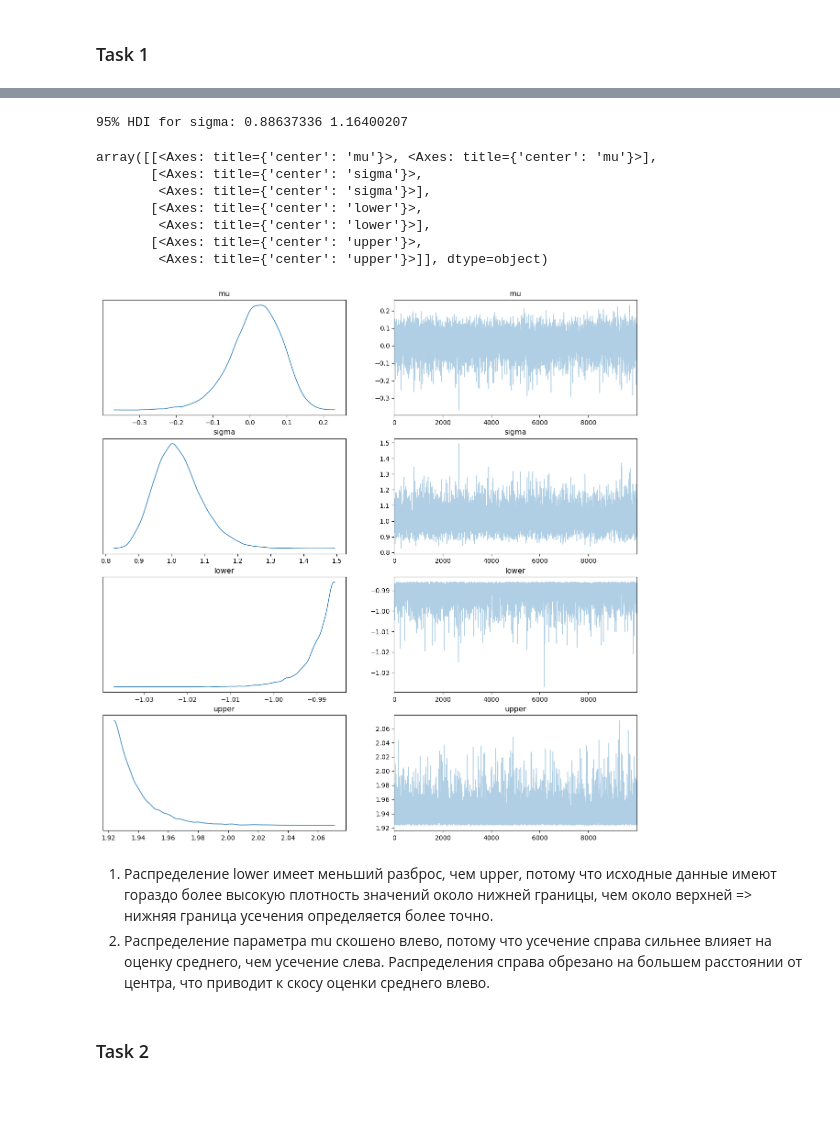
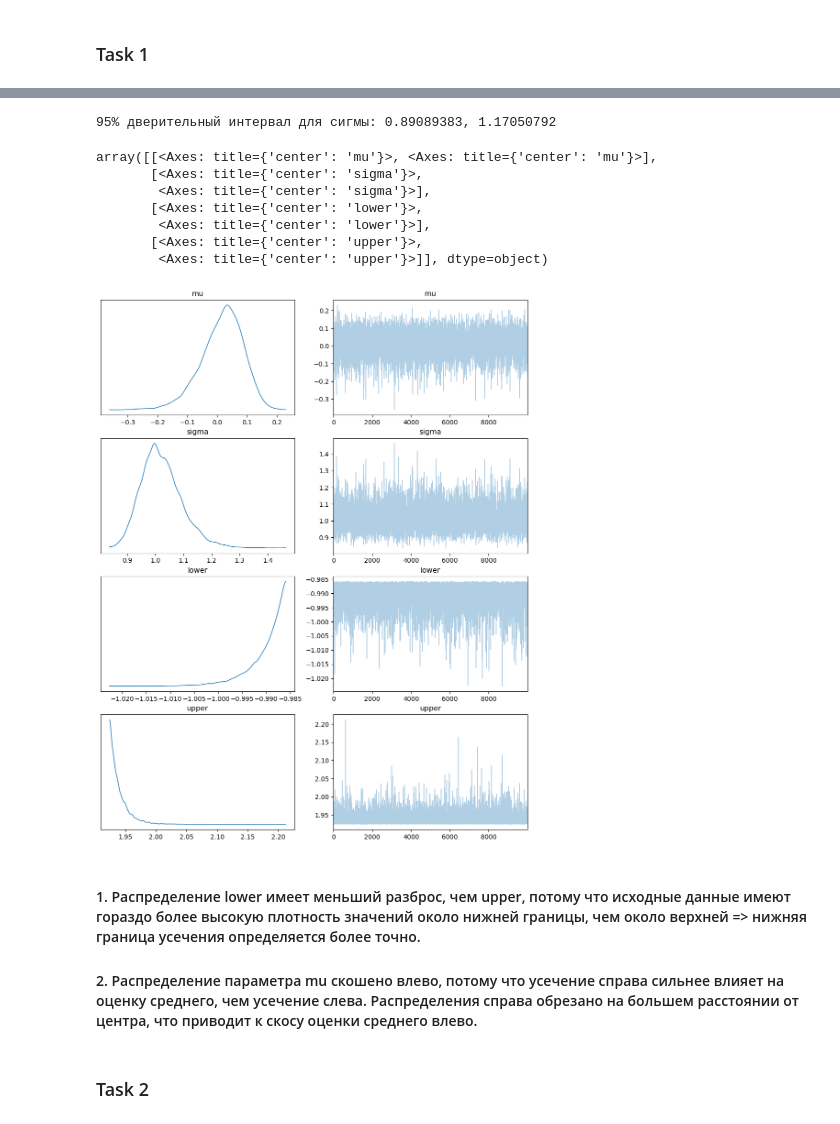
Before and after one commit to kvufee/shad_yandex_statistics, a Jupyter notebook: hw3.ipynb, the cells around one changed output, grey strips where cells are left out. Saved outputs shown, nothing was run; the diff lists cells and outputs as text; code cells hidden in the pictures; blank space fills up the shorter version.

```diff
--- a/hw3.ipynb
+++ b/hw3.ipynb
@@ -42,21 +40,21 @@ Only one chain was sampled, this makes it impossible to run some convergence che
 # %%
 sigma_hdi = az.hdi(trace, var_names=["sigma"], hdi_prob=0.95)["sigma"]
-print(f"95% HDI for sigma: {sigma_hdi[0]:.8f} {sigma_hdi[1]:.8f}")
+print(f"95% дверительный интервал для сигмы: {sigma_hdi[0]:.8f}, {sigma_hdi[1]:.8f}")
 # %% [output]
-95% HDI for sigma: 0.88637336 1.16400207
+95% дверительный интервал для сигмы: 0.89089383, 1.17050792
 # %%
-az.plot_trace(trace, var_names=["mu", "sigma", "lower", "upper"], figsize=(15,15))
+az.plot_trace(trace, var_names=["mu", "sigma", "lower", "upper"], figsize=(12, 15))
 # %% [output]
 array([[<Axes: title={'center': 'mu'}>, <Axes: title={'center': 'mu'}>],
        [<Axes: title={'center': 'sigma'}>,
         <Axes: title={'center': 'sigma'}>],
        [<Axes: title={'center': 'lower'}>,
         <Axes: title={'center': 'lower'}>],
        [<Axes: title={'center': 'upper'}>,
         <Axes: title={'center': 'upper'}>]], dtype=object)
-[figure, old version]
+[figure, new version]
 # %% [markdown]
-1. Распределение lower имеет меньший разброс, чем upper, потому что исходные данные имеют гораздо более высокую плотность значений около нижней границы, чем около верхней => нижняя граница усечения определяется более точно.
-2. Распределение параметра mu скошено влево, потому что усечение справа сильнее влияет на оценку среднего, чем усечение слева. Распределения справа обрезано на большем расстоянии от центра, что приводит к скосу оценки среднего влево.
+#### 1. Распределение lower имеет меньший разброс, чем upper, потому что исходные данные имеют гораздо более высокую плотность значений около нижней границы, чем около верхней => нижняя граница усечения определяется более точно.
+#### 2. Распределение параметра mu скошено влево, потому что усечение справа сильнее влияет на оценку среднего, чем усечение слева. Распределения справа обрезано на большем расстоянии от центра, что приводит к скосу оценки среднего влево.
 # %% [markdown]
 ### Task 2
```
Also changed, not shown: parts of 20 cells of this notebook.
